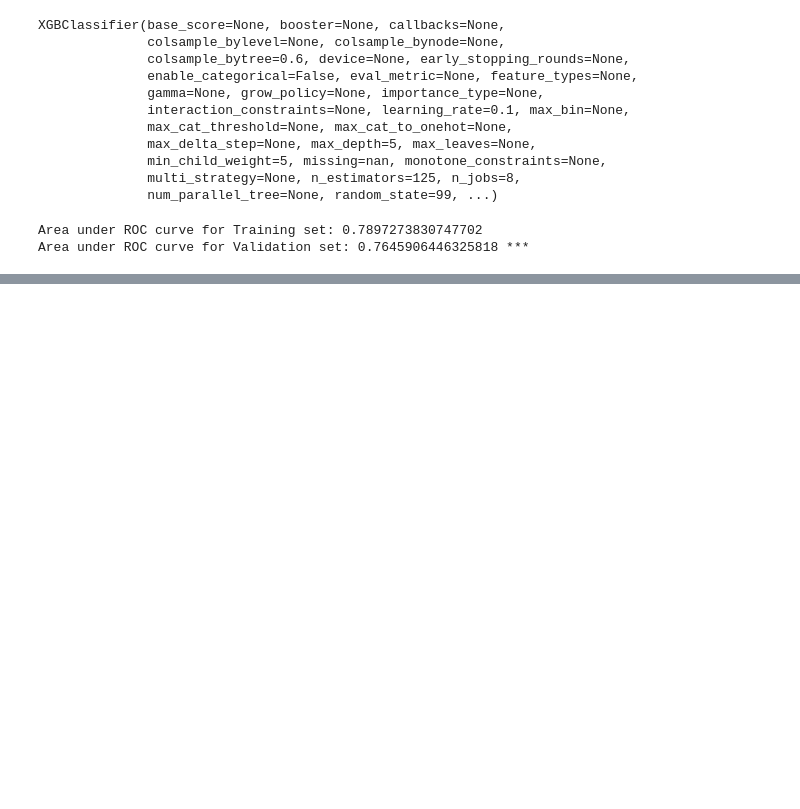
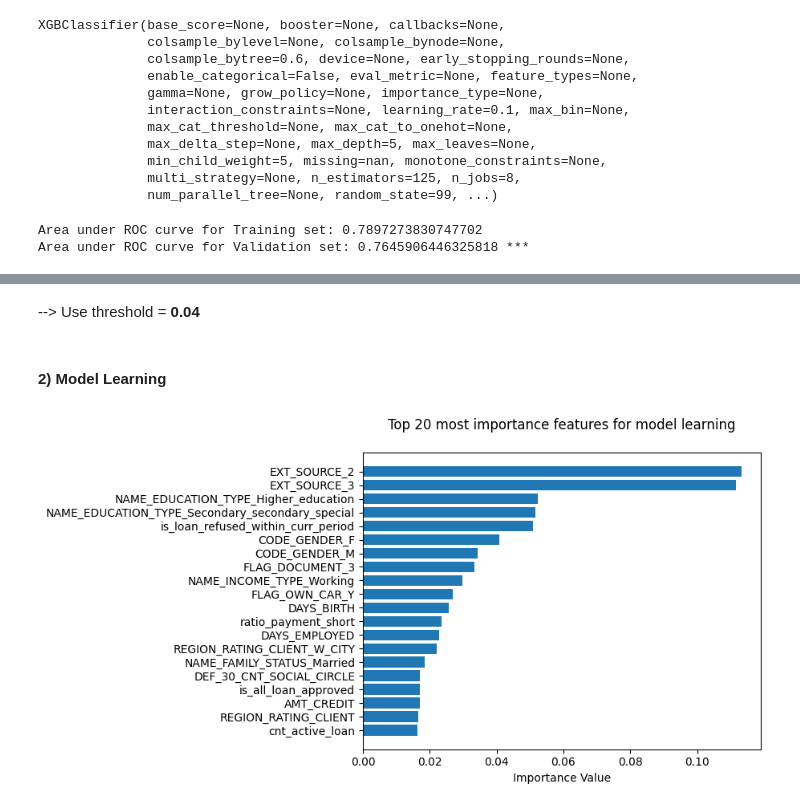
Before and after one commit to KunutBoon/interview-assignment, a Jupyter notebook: notebook/credit_default_risk_experiment.ipynb, the cells around one changed output, grey strips where cells are left out. Drawn from its saved outputs; the diff is of its cells as text; code cells hidden in the pictures; blank space fills up the shorter version.

```diff
--- a/notebook/credit_default_risk.ipynb
+++ b/notebook/credit_default_risk_experiment.ipynb
@@ -2218,0 +2366,22 @@ Area under ROC curve for Validation set: 0.7645906446325818 ***
+# %% [markdown]
+--> Use threshold = <b>0.04</b>
+# %% [markdown]
+#### 2) Model Learning
+# %%
+top = 20
+
+arr_xgb_feat_imp_values = model.feature_importances_
+arr_xgb_feat_imp = pd.Series(arr_xgb_feat_imp_values, index=list_selected_features)
+arr_xgb_feat_imp.sort_values(ascending=False, inplace=True)
+
+list_top_feat_names = arr_xgb_feat_imp.iloc[:top].index.tolist()
+list_top_feat_values = arr_xgb_feat_imp.iloc[:top].values.tolist()
+
+fig, ax = plt.subplots()
+ax.barh(list_top_feat_names, list_top_feat_values)
+ax.invert_yaxis()
+ax.set_xlabel('Importance Value')
+ax.set_title('Top {} most importance features for model learning\n'.format(top))
+plt.show()
+# %% [output]
+[figure, added]
```
Also changed, not shown: parts of 49 cells of this notebook, 4 other files.
